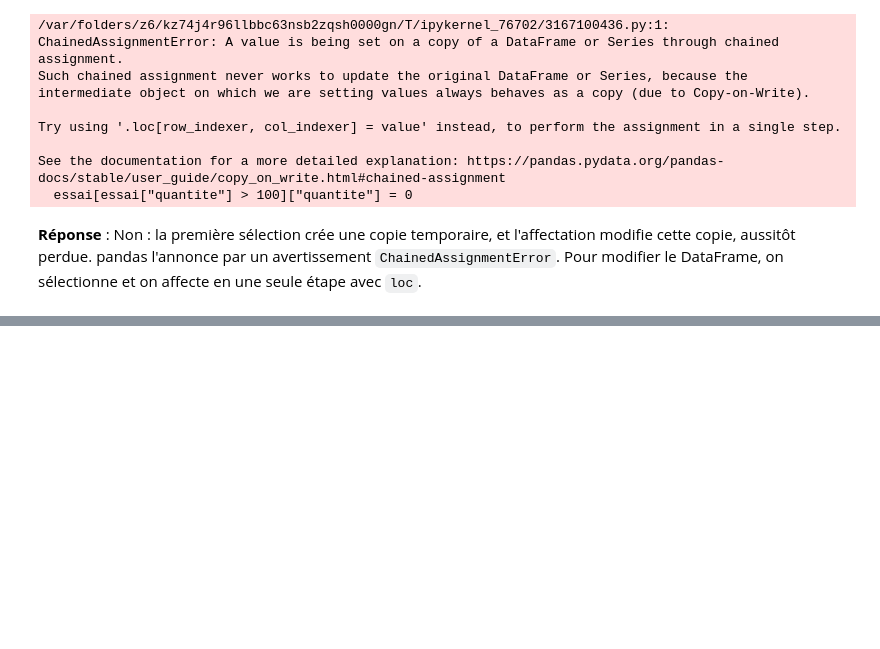
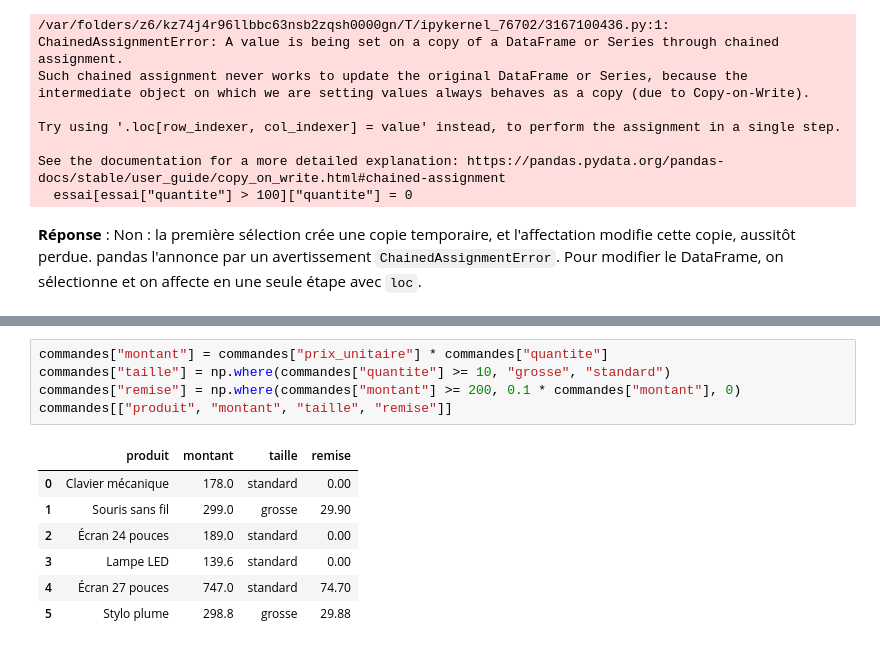
Before and after one commit to ardev2/formation-analyse-donnees-python, a Jupyter notebook: corrections/exercices/tp02-nettoyage/tp02_corrige.ipynb, the cells around one changed output, grey strips where cells are left out. Cells and saved outputs as stored; diff of their text form; blank space fills up the shorter version.

```diff
--- a/corrections/exercices/tp02-nettoyage/tp02_corrige.ipynb
+++ b/corrections/exercices/tp02-nettoyage/tp02_corrige.ipynb
@@ -302,0 +341,13 @@ See the documentation for a more detailed explanation: https://pandas.pydata.org
+# %%
+commandes["montant"] = commandes["prix_unitaire"] * commandes["quantite"]
+commandes["taille"] = np.where(commandes["quantite"] >= 10, "grosse", "standard")
+commandes["remise"] = np.where(commandes["montant"] >= 200, 0.1 * commandes["montant"], 0)
+commandes[["produit", "montant", "taille", "remise"]]
+# %% [output]
+|  | produit | montant | taille | remise |
+| 0 | Clavier mécanique | 178.0 | standard | 0.00 |
+| 1 | Souris sans fil | 299.0 | grosse | 29.90 |
+| 2 | Écran 24 pouces | 189.0 | standard | 0.00 |
+| 3 | Lampe LED | 139.6 | standard | 0.00 |
+| 4 | Écran 27 pouces | 747.0 | standard | 74.70 |
+| 5 | Stylo plume | 298.8 | grosse | 29.88 |
```
Also changed, not shown: parts of 70 cells of this notebook.
